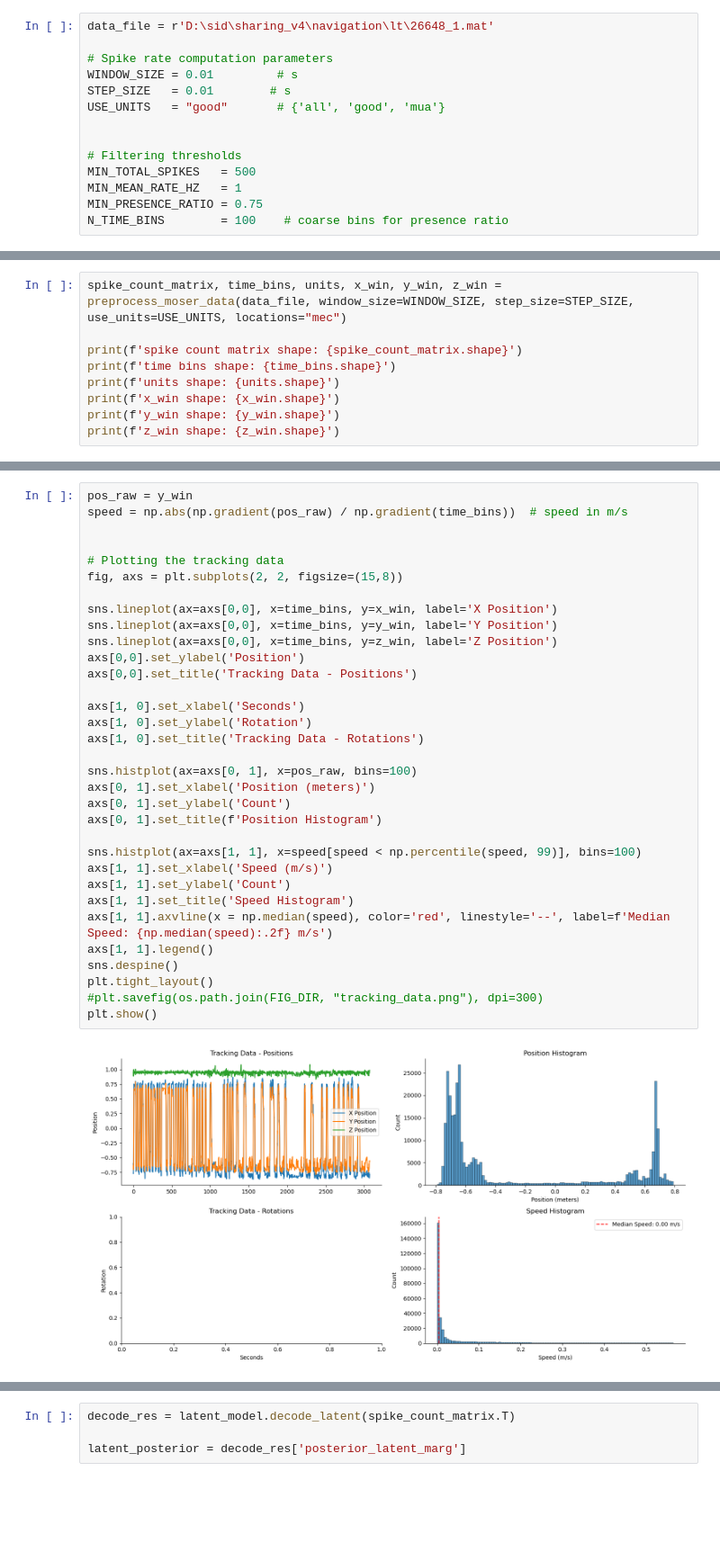
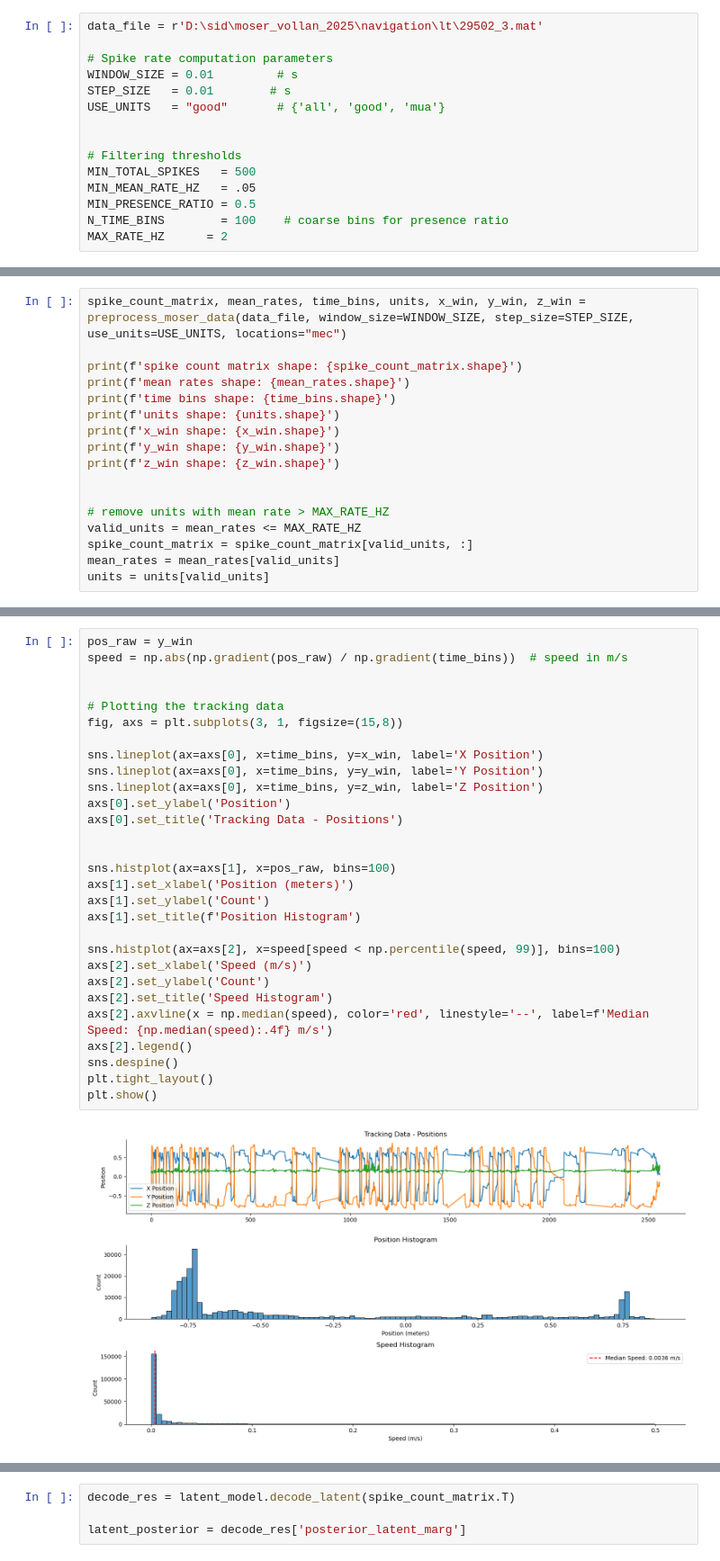
Before and after one commit to Sid-Rafilson-1617/poor-man-GPLVM, a Jupyter notebook: moser_data_decoding_model.ipynb, the cells around one changed output, grey strips where cells are left out. Shown at 90% size. Drawn from its saved outputs; the diff is of its cells as text; blank space fills up the shorter version.

```diff
--- a/moser_data_decoding_model.ipynb
+++ b/moser_data_decoding_model.ipynb
@@ -17,5 +310,5 @@ from core import *
 # %%
-data_file = r'D:\sid\sharing_v4\navigation\lt\26648_1.mat'
+data_file = r'D:\sid\moser_vollan_2025\navigation\lt\29502_3.mat'
 
 # Spike rate computation parameters
 WINDOW_SIZE = 0.01         # s
@@ -25,6 +318,7 @@ USE_UNITS   = "good"       # {'all', 'good', 'mua'}
 
 # Filtering thresholds
 MIN_TOTAL_SPIKES   = 500
-MIN_MEAN_RATE_HZ   = 1
-MIN_PRESENCE_RATIO = 0.75
+MIN_MEAN_RATE_HZ   = .05
+MIN_PRESENCE_RATIO = 0.5
 N_TIME_BINS        = 100    # coarse bins for presence ratio
+MAX_RATE_HZ      = 2
@@ -321,10 +325,18 @@ def preprocess_moser_data(
 # %%
-spike_count_matrix, time_bins, units, x_win, y_win, z_win = preprocess_moser_data(data_file, window_size=WINDOW_SIZE, step_size=STEP_SIZE, use_units=USE_UNITS, locations="mec")
+spike_count_matrix, mean_rates, time_bins, units, x_win, y_win, z_win = preprocess_moser_data(data_file, window_size=WINDOW_SIZE, step_size=STEP_SIZE, use_units=USE_UNITS, locations="mec")
 
 print(f'spike count matrix shape: {spike_count_matrix.shape}')
+print(f'mean rates shape: {mean_rates.shape}')
 print(f'time bins shape: {time_bins.shape}')
 print(f'units shape: {units.shape}')
 print(f'x_win shape: {x_win.shape}')
 print(f'y_win shape: {y_win.shape}')
 print(f'z_win shape: {z_win.shape}')
+
+
+# remove units with mean rate > MAX_RATE_HZ
+valid_units = mean_rates <= MAX_RATE_HZ
+spike_count_matrix = spike_count_matrix[valid_units, :]
+mean_rates = mean_rates[valid_units]
+units = units[valid_units]
 # %% [output]
@@ -343,36 +364,32 @@ plt.show()
 # %%
 pos_raw = y_win
 speed = np.abs(np.gradient(pos_raw) / np.gradient(time_bins))  # speed in m/s
 
 
 # Plotting the tracking data
-fig, axs = plt.subplots(2, 2, figsize=(15,8))
+fig, axs = plt.subplots(3, 1, figsize=(15,8))
 
-sns.lineplot(ax=axs[0,0], x=time_bins, y=x_win, label='X Position')
-sns.lineplot(ax=axs[0,0], x=time_bins, y=y_win, label='Y Position')
-sns.lineplot(ax=axs[0,0], x=time_bins, y=z_win, label='Z Position')
-axs[0,0].set_ylabel('Position')
-axs[0,0].set_title('Tracking Data - Positions')
+sns.lineplot(ax=axs[0], x=time_bins, y=x_win, label='X Position')
+sns.lineplot(ax=axs[0], x=time_bins, y=y_win, label='Y Position')
+sns.lineplot(ax=axs[0], x=time_bins, y=z_win, label='Z Position')
+axs[0].set_ylabel('Position')
+axs[0].set_title('Tracking Data - Positions')
 
-axs[1, 0].set_xlabel('Seconds')
-axs[1, 0].set_ylabel('Rotation')
-axs[1, 0].set_title('Tracking Data - Rotations')
 
-sns.histplot(ax=axs[0, 1], x=pos_raw, bins=100)
-axs[0, 1].set_xlabel('Position (meters)')
-axs[0, 1].set_ylabel('Count')
-axs[0, 1].set_title(f'Position Histogram')
+sns.histplot(ax=axs[1], x=pos_raw, bins=100)
+axs[1].set_xlabel('Position (meters)')
+axs[1].set_ylabel('Count')
+axs[1].set_title(f'Position Histogram')
 
-sns.histplot(ax=axs[1, 1], x=speed[speed < np.percentile(speed, 99)], bins=100)
-axs[1, 1].set_xlabel('Speed (m/s)')
-axs[1, 1].set_ylabel('Count')
-axs[1, 1].set_title('Speed Histogram')
-axs[1, 1].axvline(x = np.median(speed), color='red', linestyle='--', label=f'Median Speed: {np.median(speed):.2f} m/s')
-axs[1, 1].legend()
+sns.histplot(ax=axs[2], x=speed[speed < np.percentile(speed, 99)], bins=100)
+axs[2].set_xlabel('Speed (m/s)')
+axs[2].set_ylabel('Count')
+axs[2].set_title('Speed Histogram')
+axs[2].axvline(x = np.median(speed), color='red', linestyle='--', label=f'Median Speed: {np.median(speed):.4f} m/s')
+axs[2].legend()
 sns.despine()
 plt.tight_layout()
-#plt.savefig(os.path.join(FIG_DIR, "tracking_data.png"), dpi=300)
 plt.show()
 # %% [output]
-[figure, old version]
+[figure, new version]
 # %%
```
Also changed, not shown: parts of 16 cells of this notebook, 4 other files.
